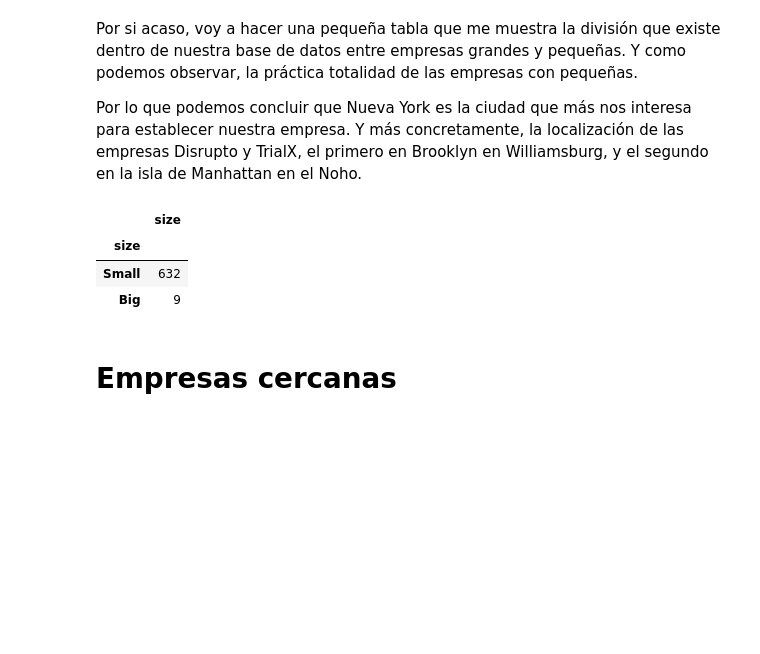
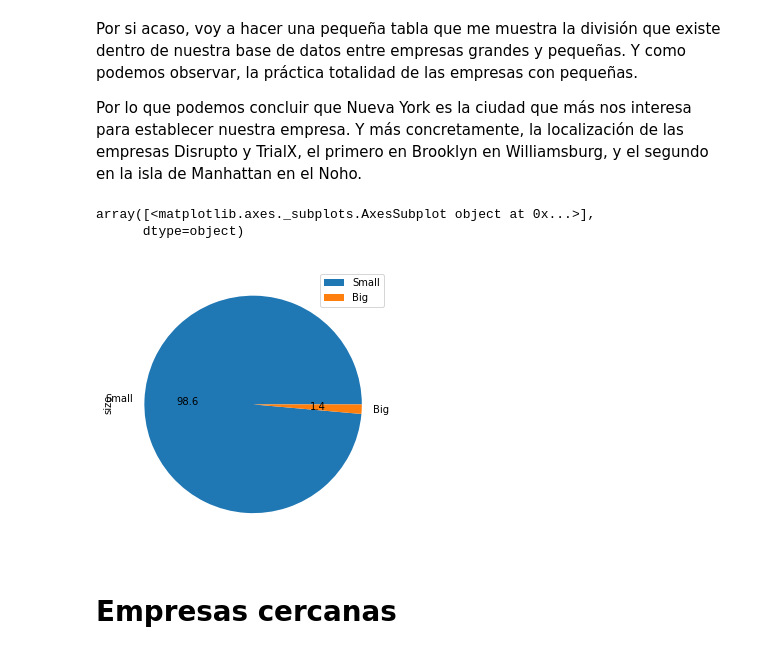
Before and after one commit to alejandroperela/datamad0119, a Jupyter notebook: module-2/tableau-project/your-code/Code.ipynb, the cells around one changed output. Cells and saved outputs as stored; diff of their text form; code cells hidden in the pictures; blank space fills up the shorter version.

```diff
--- a/module-2/tableau-project/your-code/Code.ipynb
+++ b/module-2/tableau-project/your-code/Code.ipynb
@@ -278,12 +268,11 @@ Por si acaso, voy a hacer una pequeña tabla que me muestra la división que exi
 
 Por lo que podemos concluir que Nueva York es la ciudad que más nos interesa para establecer nuestra empresa. Y más concretamente, la localización de las empresas Disrupto y TrialX, el primero en Brooklyn en Williamsburg, y el segundo en la isla de Manhattan en el Noho.
 # %%
-data_clean.groupby(['size']).agg({'size':'count'}).sort_values(by=["size"], ascending=False).head(10)
+data_clean.groupby(['size']).agg({'size':'count'}).sort_values(by=["size"], ascending=False).plot.pie(subplots=True, autopct='%.1f', figsize=(15,5))
 # %% [output]
-|  | size |
-| size |  |
-| Small | 632 |
-| Big | 9 |
+array([<matplotlib.axes._subplots.AxesSubplot object at 0x...>],
+      dtype=object)
+[figure, added]
 # %% [markdown]
 # Empresas cercanas
 # %% [markdown]
```
Also changed, not shown: parts of 4 cells of this notebook, 1 other file.
